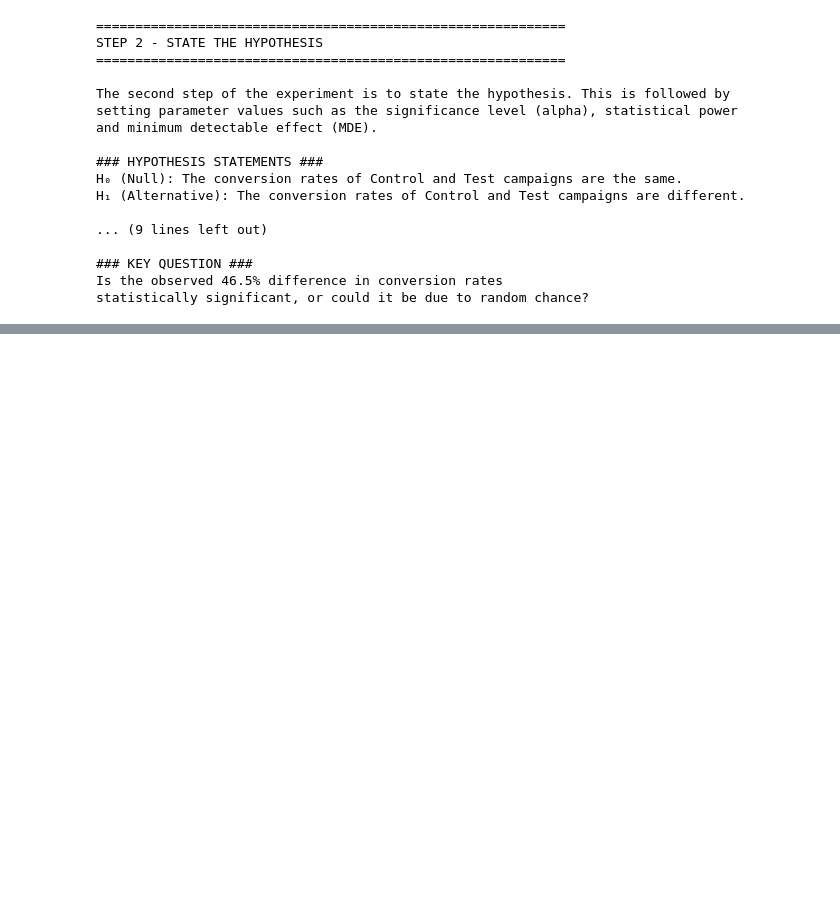
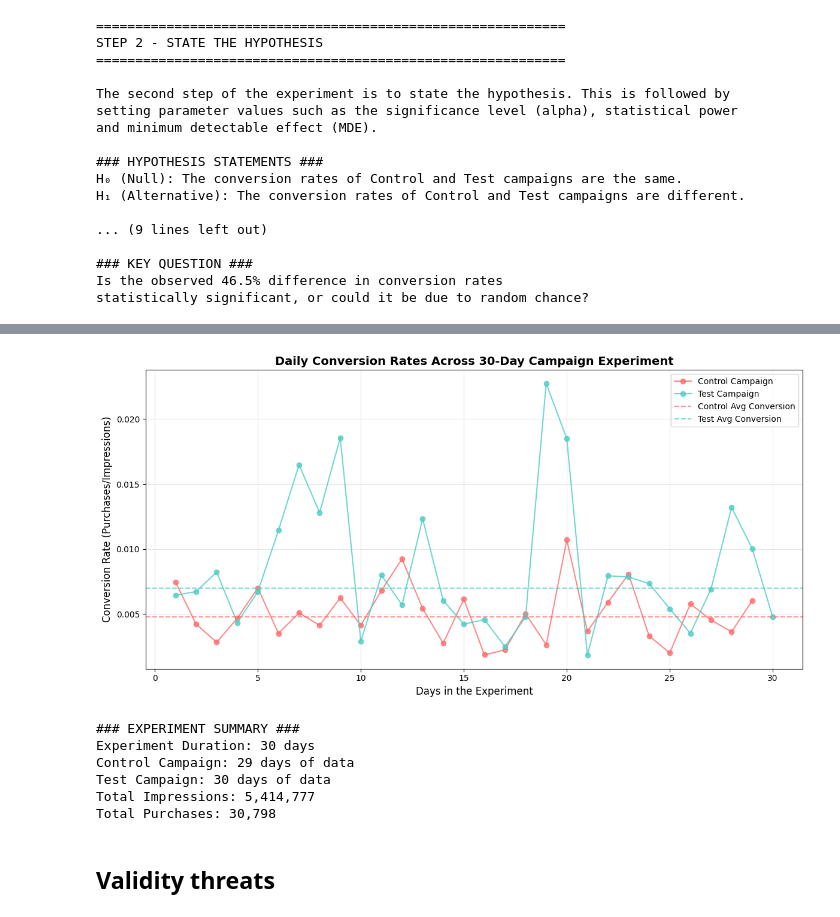
Before and after one commit to nehagovekar/marketing-campaign-ab-testing, a Jupyter notebook: marketing_campaign_ab_testing.ipynb, the cells around one changed output, grey strips where cells are left out. Cells and saved outputs as stored; diff of their text form; code cells hidden in the pictures; blank space fills up the shorter version.

Commit message:
experimentation and interpetation

```diff
--- a/marketing_campaign_ab_testing.ipynb
+++ b/marketing_campaign_ab_testing.ipynb
@@ -458,0 +614,68 @@ statistically significant, or could it be due to random chance?
+# %%
+print("="*60)
+print("STEP 4 - RUN THE EXPERIMENT")
+print("="*60)
+
+print("""
+We will take a look at the step that involves running an experiment.
+The code below is a simplified version of how data is collected and
+analyzed in a large scale experiment platform.
+""")
+
+# Get the campaign results (our "experiment" data)
+control_campaign = control_clean  # Our control group data
+test_campaign = test_clean        # Our test group data
+
+# Extract the key metrics for analysis
+control_purchases = control_campaign['num_Purchase']
+test_purchases = test_campaign['num_Purchase']
+control_impressions = control_campaign['num_Impressions']
+test_impressions = test_campaign['num_Impressions']
+
+# Get stats
+control_total_purchases = control_purchases.sum()          # Control Purchase Count
+test_total_purchases = test_purchases.sum()                # Test Purchase Count
+control_total_impressions = control_impressions.sum()      # Control Impression Count
+test_total_impressions = test_impressions.sum()            # Test Impression Count
+control_conversion_rate = control_total_purchases / control_total_impressions  # Control Conversion Rate
+test_conversion_rate = test_total_purchases / test_total_impressions          # Test Conversion Rate
+control_sample_size = len(control_campaign)                # Control Sample Size (days)
+test_sample_size = len(test_campaign)                      # Test Sample Size (days)
+
+# Show calculation
+print(f'Control Conversion Rate: {control_conversion_rate:.6f}')
+print(f'Test Conversion Rate: {test_conversion_rate:.6f}')
+print(f'Control Total Purchases: {control_total_purchases:,.0f}')
+print(f'Test Total Purchases: {test_total_purchases:,.0f}')
+
+# Calculate the conversion rates per day
+control_daily_conv = control_campaign['num_Purchase'] / control_campaign['num_Impressions']
+test_daily_conv = test_campaign['num_Purchase'] / test_campaign['num_Impressions']
+
+# Get the day range of experiment
+exp_days = range(1, len(test_campaign) + 1)
+
+# Let's display the conversion rate per experiment day
+f, ax = plt.subplots(figsize=(12, 6))
+# Generate plots
+ax.plot(range(1, len(control_campaign) + 1), control_daily_conv, 'o-', label='Control Campaign', color='#FF6B6B', alpha=0.8)
+ax.plot(exp_days, test_daily_conv, 'o-', label='Test Campaign', color='#4ECDC4', alpha=0.8)
+ax.axhline(control_conversion_rate, label='Control Avg Conversion', linestyle='--', color='#FF6B6B', alpha=0.7)
+ax.axhline(test_conversion_rate, label='Test Avg Conversion', linestyle='--', color='#4ECDC4', alpha=0.7)
+
+# Format plot
+ax.set_title('Daily Conversion Rates Across 30-Day Campaign Experiment', fontweight='bold', fontsize=14)
+ax.set_ylabel('Conversion Rate (Purchases/Impressions)', fontsize=12)
+ax.set_xlabel('Days in the Experiment', fontsize=12)
+ax.legend()
+ax.grid(True, alpha=0.3)
+plt.tight_layout()
+plt.show()
+
+print(f"\n### EXPERIMENT SUMMARY ###")
+print(f"Experiment Duration: {max(control_sample_size, test_sample_size)} days")
+print(f"Control Campaign: {control_sample_size} days of data")
+print(f"Test Campaign: {test_sample_size} days of data")
+print(f"Total Impressions: {(control_total_impressions + test_total_impressions):,.0f}")
+print(f"Total Purchases: {(control_total_purchases + test_total_purchases):,.0f}")
+# %% [output]
@@ -458,0 +694,9 @@ statistically significant, or could it be due to random chance?
+[figure, added]
+### EXPERIMENT SUMMARY ###
+Experiment Duration: 30 days
+Control Campaign: 29 days of data
+Test Campaign: 30 days of data
+Total Impressions: 5,414,777
+Total Purchases: 30,798
+# %% [markdown]
+## Validity threats
```
Also changed, not shown: parts of 28 cells of this notebook.
